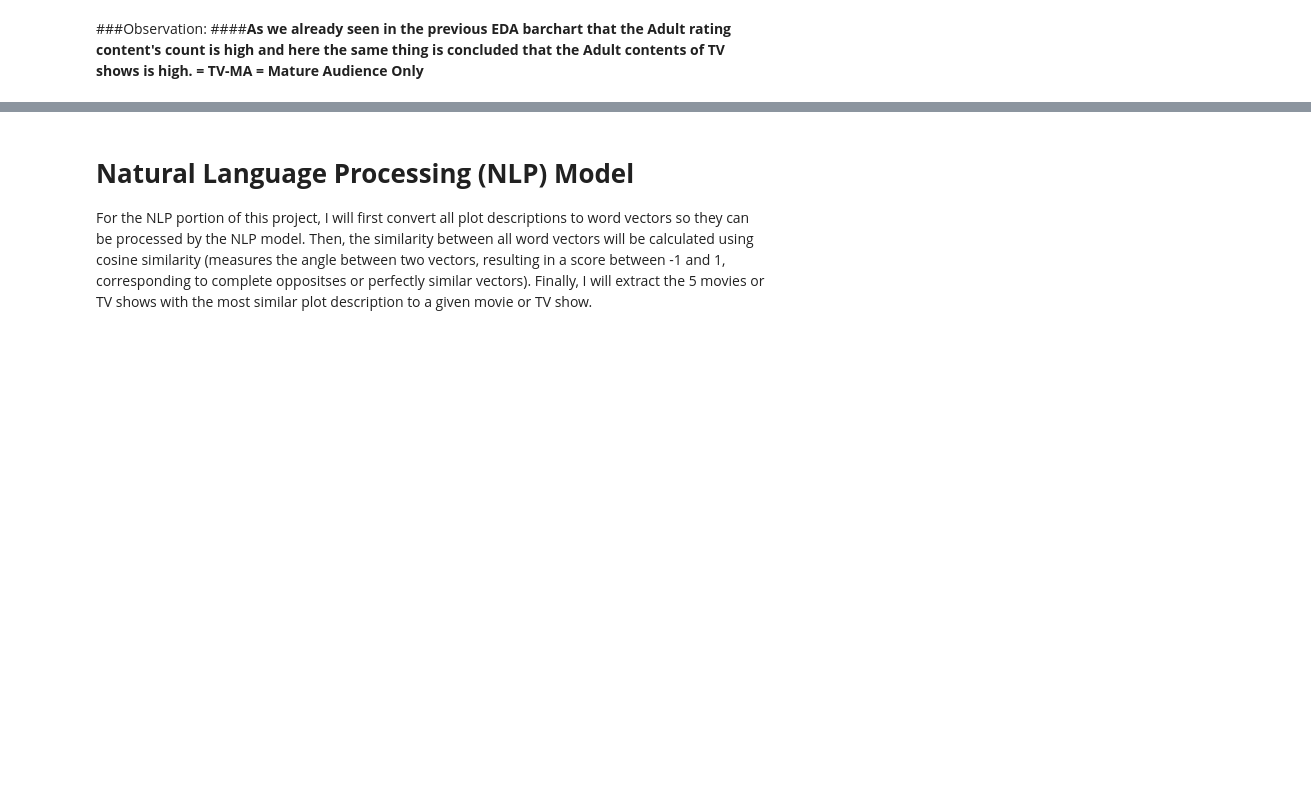
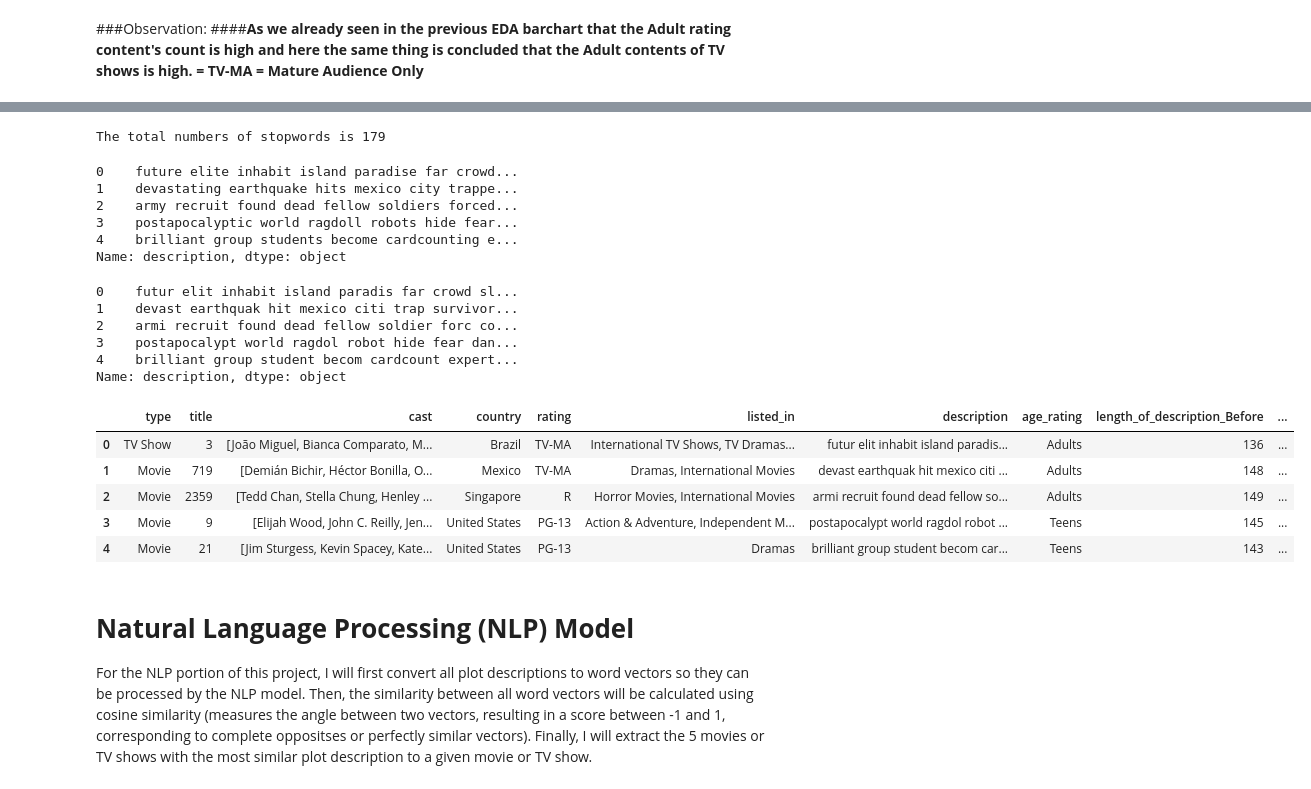
Before and after one commit to sksamima5/Netflix-movies-and-TV-shows-clustering, a Jupyter notebook: NETFLIX_MOVIES_AND_TV_SHOWS_CLUSTERING.ipynb, the cells around one changed output, grey strips where cells are left out. Drawn from its saved outputs; the diff is of its cells as text; code cells hidden in the pictures; blank space fills up the shorter version.

```diff
--- a/NETFLIX_MOVIES_AND_TV_SHOWS_CLUSTERING.ipynb
+++ b/NETFLIX_MOVIES_AND_TV_SHOWS_CLUSTERING.ipynb
@@ -527,3 +581,57 @@ plt.show()
+# %%
+#print no. of stopwors
+print('The total numbers of stopwords is', len(stop_words))
+# %% [output]
+The total numbers of stopwords is 179
+# %%
+#creating a function for removing the stopwords in the description attribute
+def stopwords(text):
+  '''a function for removing the stopwords'''
+  text = [word.lower() for word in text.split() if word.lower() not in stop_words]
+  return " ".join(text) # joining the list of words with space separator
+# %%
+#applying above function on the DESCRIPTION attribute
+netflix['description'] = netflix['description'].apply(stopwords)
+# %%
+#checking the description attribute after removing stop words
+netflix['description'].head()
+# %% [output]
+0    future elite inhabit island paradise far crowd...
+1    devastating earthquake hits mexico city trappe...
+2    army recruit found dead fellow soldiers forced...
+3    postapocalyptic world ragdoll robots hide fear...
+4    brilliant group students become cardcounting e...
+Name: description, dtype: object
+# %%
+#Lets creating a function of stemming function using SnowballStemmer module
+stemmer = SnowballStemmer("english")
+
+def stemming(text):
+  '''a function which stems each word in the given text'''
+  text = [stemmer.stem(word) for word in text.split()]
+  return " ".join(text)
+# %%
+#applying above function on the DESCRIPTION attribute
+netflix['description'] = netflix['description'].apply(stemming)
+netflix['description'].head()
+# %% [output]
+0    futur elit inhabit island paradis far crowd sl...
+1    devast earthquak hit mexico citi trap survivor...
+2    armi recruit found dead fellow soldier forc co...
+3    postapocalypt world ragdol robot hide fear dan...
+4    brilliant group student becom cardcount expert...
+Name: description, dtype: object
+# %%
+# creating a new column which gives the length of the description attribute's values
+netflix['length_of_description_after'] = netflix['description'].apply(length)
+netflix.head()
+# %% [output]
+|  | type | title | cast | country | rating | listed_in | description | age_rating | length_of_description_Before | ... |
+| 0 | TV Show | 3 | [João Miguel, Bianca Comparato, M... | Brazil | TV-MA | International TV Shows, TV Dramas... | futur elit inhabit island paradis... | Adults | 136 | ... |
+| 1 | Movie | 719 | [Demián Bichir, Héctor Bonilla, O... | Mexico | TV-MA | Dramas, International Movies | devast earthquak hit mexico citi ... | Adults | 148 | ... |
+| 2 | Movie | 2359 | [Tedd Chan, Stella Chung, Henley ... | Singapore | R | Horror Movies, International Movies | armi recruit found dead fellow so... | Adults | 149 | ... |
+| 3 | Movie | 9 | [Elijah Wood, John C. Reilly, Jen... | United States | PG-13 | Action & Adventure, Independent M... | postapocalypt world ragdol robot ... | Teens | 145 | ... |
+| 4 | Movie | 21 | [Jim Sturgess, Kevin Spacey, Kate... | United States | PG-13 | Dramas | brilliant group student becom car... | Teens | 143 | ... |
 # %% [markdown]
 # **Natural Language Processing (NLP) Model**
 
```
Also changed, not shown: parts of 9 cells of this notebook.
